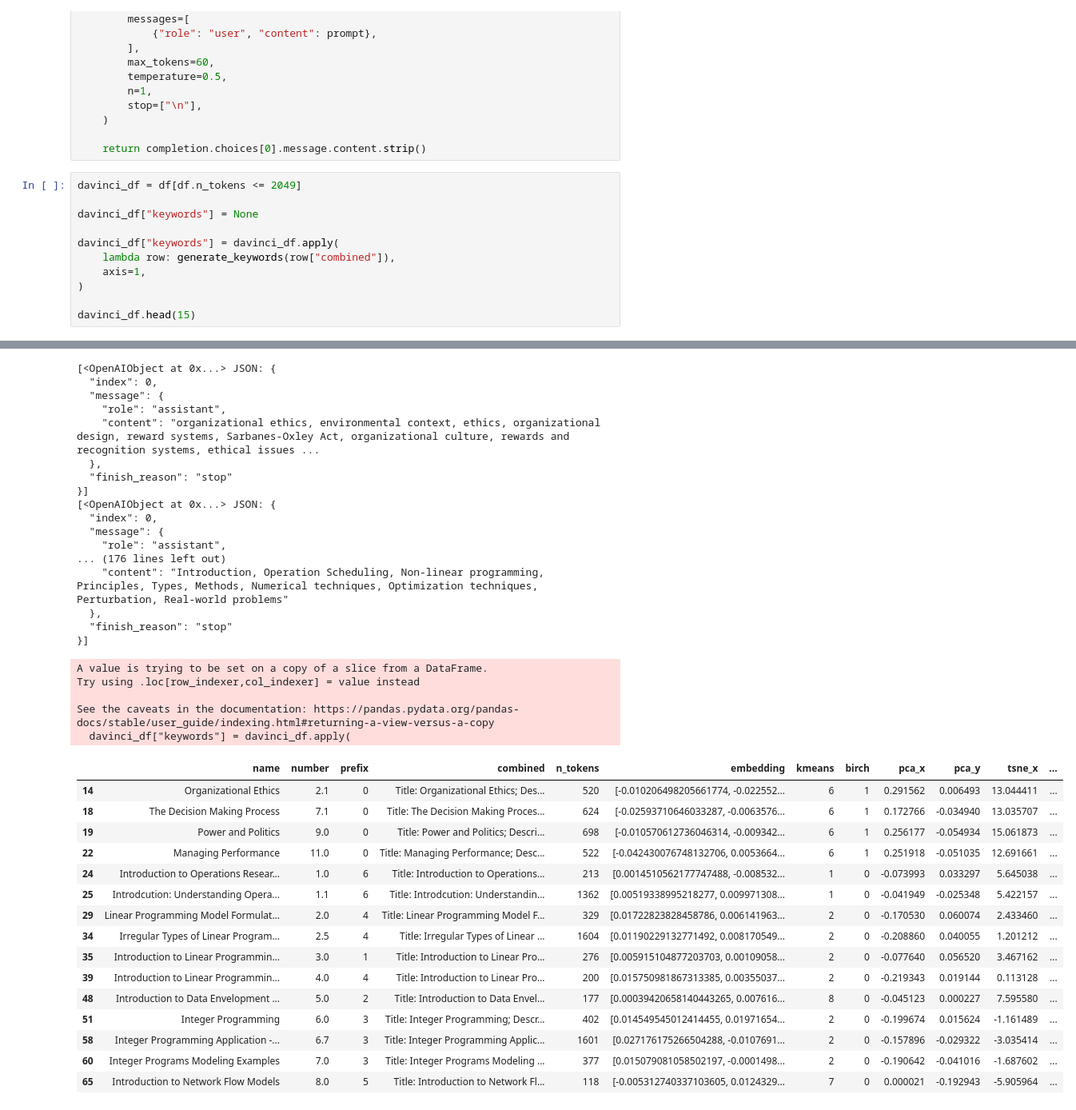
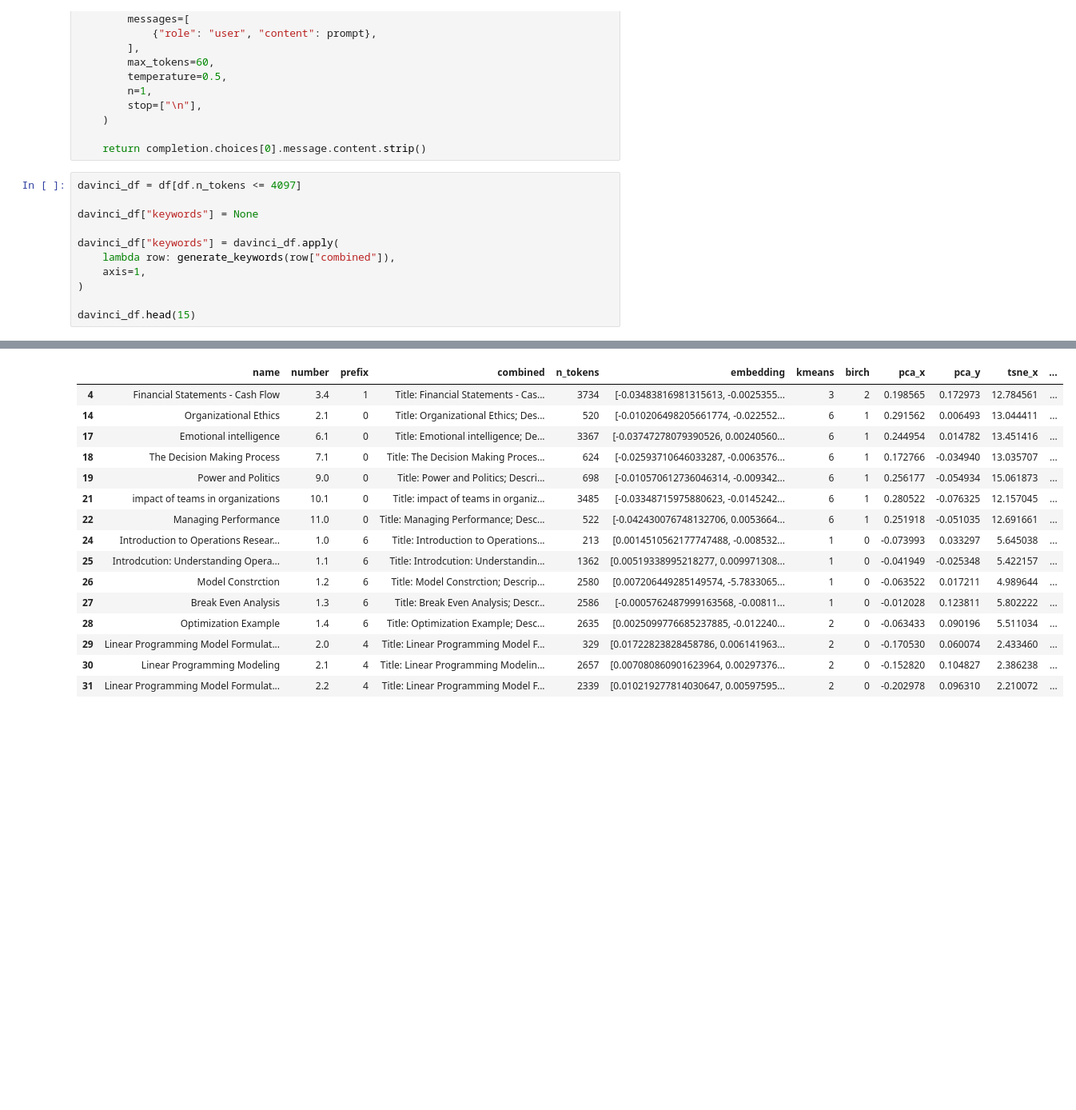
Before and after one commit to odu-emse/mms, a Jupyter notebook: unsupervised.ipynb, the cells around one changed output, grey strips where cells are left out. Shown at 80% size. Drawn from its saved outputs; the diff is of its cells as text; blank space fills up the shorter version.

```diff
--- a/unsupervised.ipynb
+++ b/unsupervised.ipynb
@@ -400,7 +406,7 @@ def generate_keywords(column):
 
     return completion.choices[0].message.content.strip()
 # %%
-davinci_df = df[df.n_tokens <= 2049]
+davinci_df = df[df.n_tokens <= 4097]
 
 davinci_df["keywords"] = None
 
@@ -419,41 +430,19 @@ See the caveats in the documentation: https://pandas.pydata.org/pandas-docs/stab
-[<OpenAIObject at 0x...> JSON: {
-  "index": 0,
-  "message": {
-    "role": "assistant",
-    "content": "organizational ethics, environmental context, ethics, organizational design, reward systems, Sarbanes-Oxley Act, organizational culture, rewards and recognition systems, ethical issues ...
-  },
-  "finish_reason": "stop"
-}]
-[<OpenAIObject at 0x...> JSON: {
-  "index": 0,
-  "message": {
-    "role": "assistant",
-... (176 lines left out)
-    "content": "Introduction, Operation Scheduling, Non-linear programming, Principles, Types, Methods, Numerical techniques, Optimization techniques, Perturbation, Real-world problems"
-  },
-  "finish_reason": "stop"
-}]
-A value is trying to be set on a copy of a slice from a DataFrame.
-Try using .loc[row_indexer,col_indexer] = value instead
-
-See the caveats in the documentation: https://pandas.pydata.org/pandas-docs/stable/user_guide/indexing.html#returning-a-view-versus-a-copy
-  davinci_df["keywords"] = davinci_df.apply(
 |  | name | number | prefix | combined | n_tokens | embedding | kmeans | birch | pca_x | pca_y | tsne_x | ... |
+| 4 | Financial Statements - Cash Flow | 3.4 | 1 | Title: Financial Statements - Cas... | 3734 | [-0.03483816981315613, -0.0025355... | 3 | 2 | 0.198565 | 0.172973 | 12.784561 | ... |
 | 14 | Organizational Ethics | 2.1 | 0 | Title: Organizational Ethics; Des... | 520 | [-0.010206498205661774, -0.022552... | 6 | 1 | 0.291562 | 0.006493 | 13.044411 | ... |
+| 17 | Emotional intelligence | 6.1 | 0 | Title: Emotional intelligence; De... | 3367 | [-0.03747278079390526, 0.00240560... | 6 | 1 | 0.244954 | 0.014782 | 13.451416 | ... |
 | 18 | The Decision Making Process | 7.1 | 0 | Title: The Decision Making Proces... | 624 | [-0.02593710646033287, -0.0063576... | 6 | 1 | 0.172766 | -0.034940 | 13.035707 | ... |
 | 19 | Power and Politics | 9.0 | 0 | Title: Power and Politics; Descri... | 698 | [-0.010570612736046314, -0.009342... | 6 | 1 | 0.256177 | -0.054934 | 15.061873 | ... |
+| 21 | impact of teams in organizations | 10.1 | 0 | Title: impact of teams in organiz... | 3485 | [-0.03348715975880623, -0.0145242... | 6 | 1 | 0.280522 | -0.076325 | 12.157045 | ... |
 | 22 | Managing Performance | 11.0 | 0 | Title: Managing Performance; Desc... | 522 | [-0.042430076748132706, 0.0053664... | 6 | 1 | 0.251918 | -0.051035 | 12.691661 | ... |
 | 24 | Introduction to Operations Resear... | 1.0 | 6 | Title: Introduction to Operations... | 213 | [0.0014510562177747488, -0.008532... | 1 | 0 | -0.073993 | 0.033297 | 5.645038 | ... |
 | 25 | Introdcution: Understanding Opera... | 1.1 | 6 | Title: Introdcution: Understandin... | 1362 | [0.00519338995218277, 0.009971308... | 1 | 0 | -0.041949 | -0.025348 | 5.422157 | ... |
+| 26 | Model Constrction | 1.2 | 6 | Title: Model Constrction; Descrip... | 2580 | [0.007206449285149574, -5.7833065... | 1 | 0 | -0.063522 | 0.017211 | 4.989644 | ... |
+| 27 | Break Even Analysis | 1.3 | 6 | Title: Break Even Analysis; Descr... | 2586 | [-0.0005762487999163568, -0.00811... | 1 | 0 | -0.012028 | 0.123811 | 5.802222 | ... |
+| 28 | Optimization Example | 1.4 | 6 | Title: Optimization Example; Desc... | 2635 | [0.0025099776685237885, -0.012240... | 2 | 0 | -0.063433 | 0.090196 | 5.511034 | ... |
 | 29 | Linear Programming Model Formulat... | 2.0 | 4 | Title: Linear Programming Model F... | 329 | [0.01722823828458786, 0.006141963... | 2 | 0 | -0.170530 | 0.060074 | 2.433460 | ... |
-| 34 | Irregular Types of Linear Program... | 2.5 | 4 | Title: Irregular Types of Linear ... | 1604 | [0.01190229132771492, 0.008170549... | 2 | 0 | -0.208860 | 0.040055 | 1.201212 | ... |
-| 35 | Introduction to Linear Programmin... | 3.0 | 1 | Title: Introduction to Linear Pro... | 276 | [0.005915104877203703, 0.00109058... | 2 | 0 | -0.077640 | 0.056520 | 3.467162 | ... |
-| 39 | Introduction to Linear Programmin... | 4.0 | 4 | Title: Introduction to Linear Pro... | 200 | [0.015750981867313385, 0.00355037... | 2 | 0 | -0.219343 | 0.019144 | 0.113128 | ... |
-| 48 | Introduction to Data Envelopment ... | 5.0 | 2 | Title: Introduction to Data Envel... | 177 | [0.00039420658140443265, 0.007616... | 8 | 0 | -0.045123 | 0.000227 | 7.595580 | ... |
-| 51 | Integer Programming | 6.0 | 3 | Title: Integer Programming; Descr... | 402 | [0.014549545012414455, 0.01971654... | 2 | 0 | -0.199674 | 0.015624 | -1.161489 | ... |
-| 58 | Integer Programming Application -... | 6.7 | 3 | Title: Integer Programming Applic... | 1601 | [0.027176175266504288, -0.0107691... | 2 | 0 | -0.157896 | -0.029322 | -3.035414 | ... |
-| 60 | Integer Programs Modeling Examples | 7.0 | 3 | Title: Integer Programs Modeling ... | 377 | [0.015079081058502197, -0.0001498... | 2 | 0 | -0.190642 | -0.041016 | -1.687602 | ... |
-| 65 | Introduction to Network Flow Models | 8.0 | 5 | Title: Introduction to Network Fl... | 118 | [-0.005312740337103605, 0.0124329... | 7 | 0 | 0.000021 | -0.192943 | -5.905964 | ... |
+| 30 | Linear Programming Modeling | 2.1 | 4 | Title: Linear Programming Modelin... | 2657 | [0.007080860901623964, 0.00297376... | 2 | 0 | -0.152820 | 0.104827 | 2.386238 | ... |
+| 31 | Linear Programming Model Formulat... | 2.2 | 4 | Title: Linear Programming Model F... | 2339 | [0.010219277814030647, 0.00597595... | 2 | 0 | -0.202978 | 0.096310 | 2.210072 | ... |
 # %%
 davinci_df["combined"] = (
     davinci_df["combined"] + "\n\nKeywords: " + davinci_df["keywords"]
```
Also changed, not shown: parts of 11 cells of this notebook.
